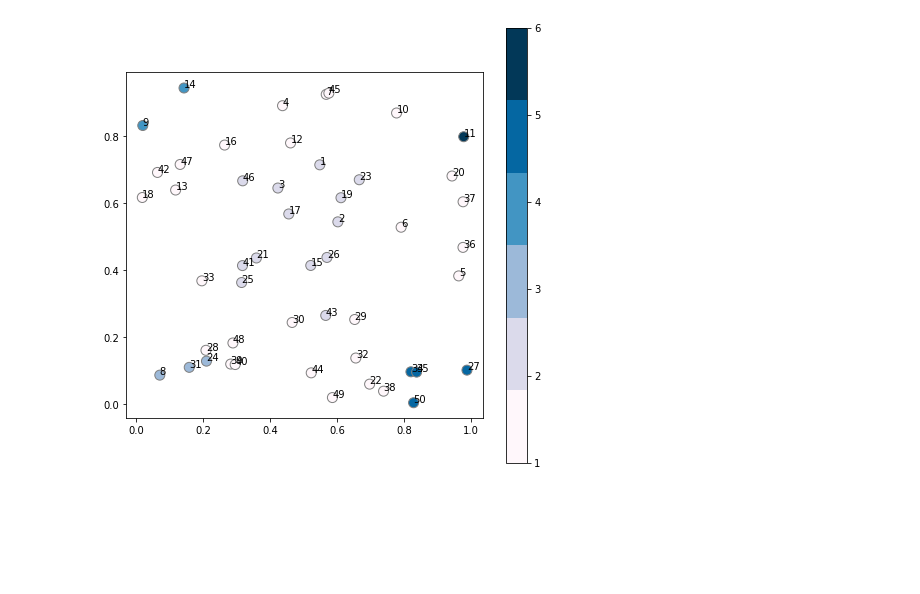
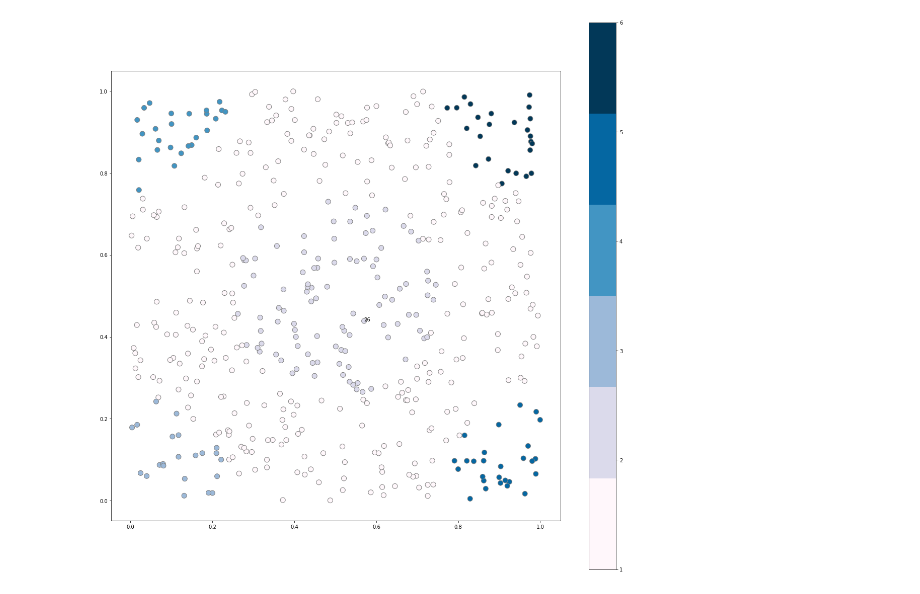
Before and after one commit to KrisNguyen135/diverse_as, a Jupyter notebook: notebooks/Square/Numbering.ipynb, the cells around one changed output. Saved outputs shown, nothing was run; the diff lists cells and outputs as text; code cells hidden in the pictures; blank space fills up the shorter version.

Commit message:
adjusted square

```diff
--- a/notebooks/Square/Numbering.ipynb
+++ b/notebooks/Square/Numbering.ipynb
@@ -6,20 +6,21 @@ import matplotlib.pyplot as plt
 import seaborn as sns
 import vapeplot; vapeplot.set_palette('vaporwave')
 # %%
-data = loadmat('../../data/square_small/square_small_nearest_neighbors.mat')
+data = loadmat('../../data/square/square_nearest_neighbors.mat')
 nns = data['nearest_neighbors'] - 1
 sims = data['similarities']
 xs = data['x']
 labels = data['labels']
 # %%
-fig, ax = plt.subplots(figsize=(8, 8))
+fig, ax = plt.subplots(figsize=(20, 20))
 cmap = plt.get_cmap('PuBu', labels.max())
 c = ax.scatter(xs[:, 0], xs[:, 1], c=labels, cmap=cmap, edgecolors='grey', s=100)
 
 for i in range(xs.shape[0]):
-    ax.text(xs[i, 0], xs[i, 1], str(i + 1))
+    if i == 25:
+        ax.text(xs[i, 0], xs[i, 1], str(i + 1), fontsize=10)
 
 ax.set_aspect('equal', 'box')
 plt.colorbar(c);
 # %% [output]
-[figure, old version]
+[figure, new version]
```
Also changed, not shown: 4 other files.
